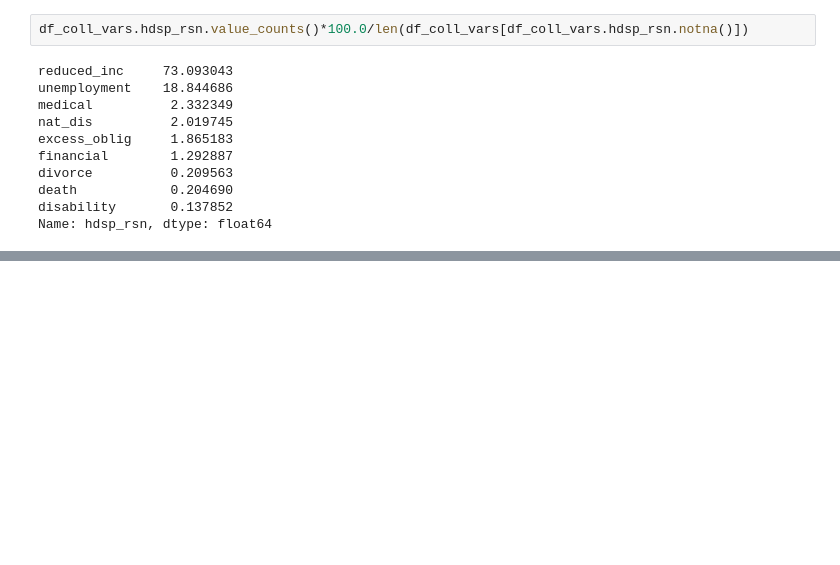
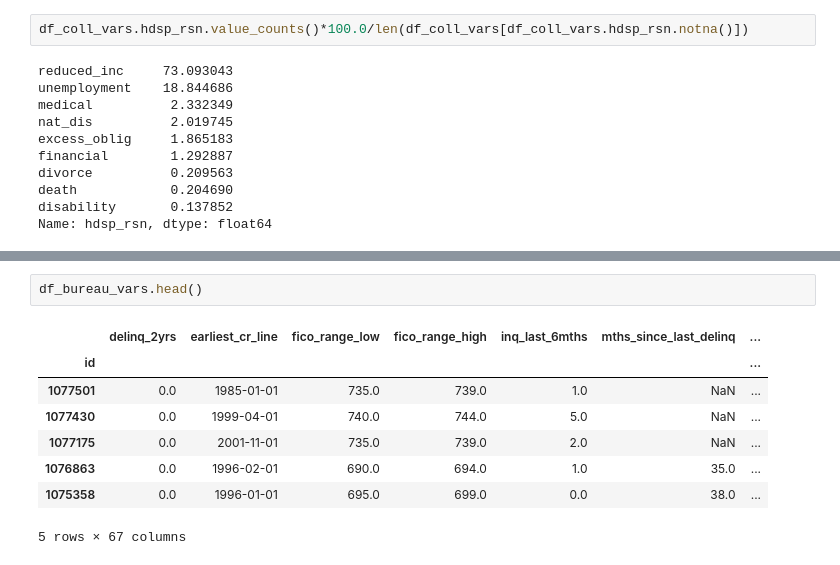
Before and after one commit to sandeepkavadi/practice, a Jupyter notebook: LC_EDA.ipynb, the cells around one changed output, grey strips where cells are left out. Saved outputs shown, nothing was run; the diff lists cells and outputs as text; blank space fills up the shorter version.

```diff
--- a/LC_EDA.ipynb
+++ b/LC_EDA.ipynb
@@ -361,0 +329,11 @@ Name: hdsp_rsn, dtype: float64
+# %%
+df_bureau_vars.head()
+# %% [output]
+|  | delinq_2yrs | earliest_cr_line | fico_range_low | fico_range_high | inq_last_6mths | mths_since_last_delinq | ... |
+| id |  |  |  |  |  |  | ... |
+| 1077501 | 0.0 | 1985-01-01 | 735.0 | 739.0 | 1.0 | NaN | ... |
+| 1077430 | 0.0 | 1999-04-01 | 740.0 | 744.0 | 5.0 | NaN | ... |
+| 1077175 | 0.0 | 2001-11-01 | 735.0 | 739.0 | 2.0 | NaN | ... |
+| 1076863 | 0.0 | 1996-02-01 | 690.0 | 694.0 | 1.0 | 35.0 | ... |
+| 1075358 | 0.0 | 1996-01-01 | 695.0 | 699.0 | 0.0 | 38.0 | ... |
+5 rows × 67 columns
```
Also changed, not shown: parts of 15 cells of this notebook.
